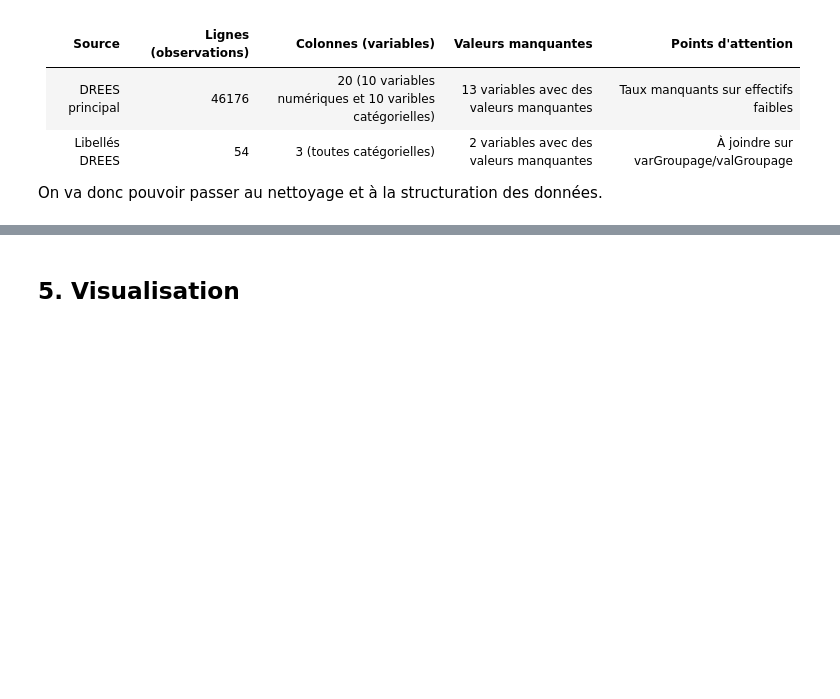
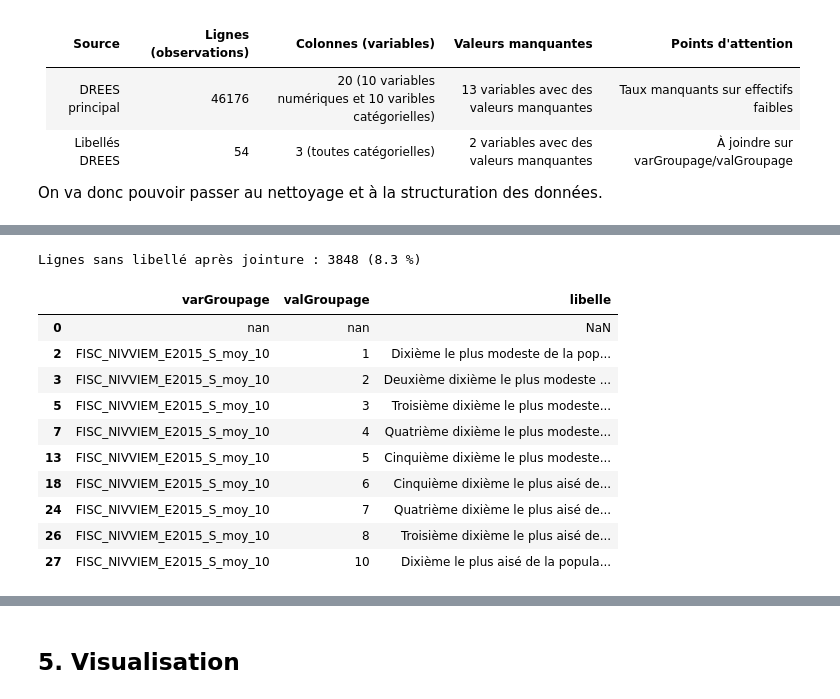
Before and after one commit to clemence-pinsard/projet_python_pour_datascience, a Jupyter notebook: main.ipynb, the cells around one changed output, grey strips where cells are left out. Saved outputs shown, nothing was run; the diff lists cells and outputs as text; code cells hidden in the pictures; blank space fills up the shorter version.

```diff
--- a/main.ipynb
+++ b/main.ipynb
@@ -437,0 +489,30 @@ On va donc pouvoir passer au nettoyage et à la structuration des données.
+# %%
+# Renommage des colonnes du fichier libellés pour la jointure
+libelles.columns = ['varGroupage', 'valGroupage', 'libelle']
+
+# Harmonisation des types (les deux colonnes doivent être des strings)
+libelles['varGroupage'] = libelles['varGroupage'].astype(str).str.strip()
+libelles['valGroupage'] = libelles['valGroupage'].astype(str).str.strip()
+df_maladies['varGroupage']     = df_maladies['varGroupage'].astype(str).str.strip()
+df_maladies['valGroupage']     = df_maladies['valGroupage'].astype(str).str.strip()
+
+# Jointure
+df_maladies = df_maladies.merge(libelles, on=['varGroupage', 'valGroupage'], how='left')
+
+# Vérification
+n_non_joints = df_maladies['libelle'].isnull().sum()
+print(f"Lignes sans libellé après jointure : {n_non_joints} ({n_non_joints/len(df_maladies)*100:.1f} %)")
+df_maladies[['varGroupage', 'valGroupage', 'libelle']].drop_duplicates().head(10)
+# %% [output]
+Lignes sans libellé après jointure : 3848 (8.3 %)
+|  | varGroupage | valGroupage | libelle |
+| 0 | nan | nan | NaN |
+| 2 | FISC_NIVVIEM_E2015_S_moy_10 | 1 | Dixième le plus modeste de la pop... |
+| 3 | FISC_NIVVIEM_E2015_S_moy_10 | 2 | Deuxième dixième le plus modeste ... |
+| 5 | FISC_NIVVIEM_E2015_S_moy_10 | 3 | Troisième dixième le plus modeste... |
+| 7 | FISC_NIVVIEM_E2015_S_moy_10 | 4 | Quatrième dixième le plus modeste... |
+| 13 | FISC_NIVVIEM_E2015_S_moy_10 | 5 | Cinquième dixième le plus modeste... |
+| 18 | FISC_NIVVIEM_E2015_S_moy_10 | 6 | Cinquième dixième le plus aisé de... |
+| 24 | FISC_NIVVIEM_E2015_S_moy_10 | 7 | Quatrième dixième le plus aisé de... |
+| 26 | FISC_NIVVIEM_E2015_S_moy_10 | 8 | Troisième dixième le plus aisé de... |
+| 27 | FISC_NIVVIEM_E2015_S_moy_10 | 10 | Dixième le plus aisé de la popula... |
```
Also changed, not shown: parts of 20 cells of this notebook.
